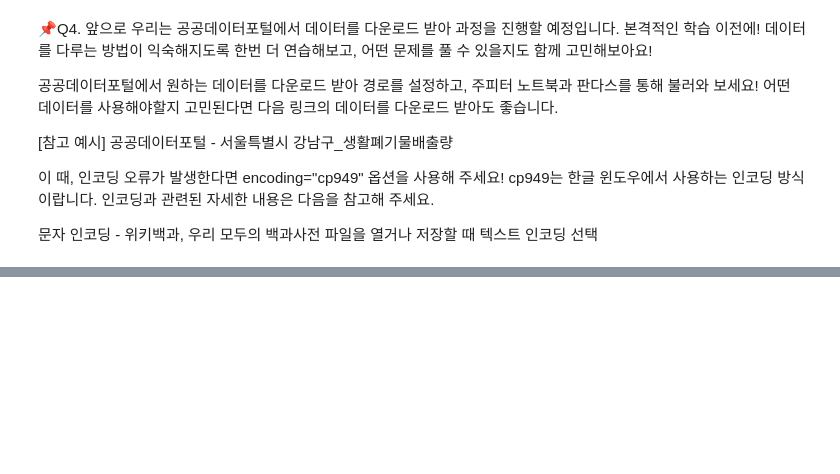
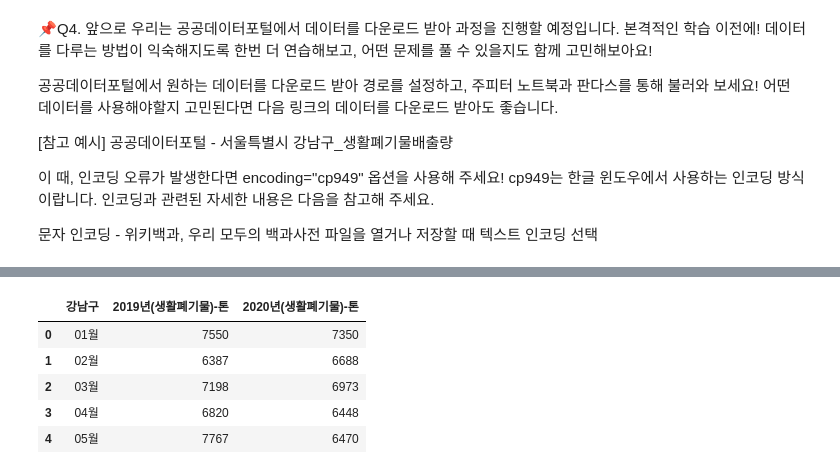
Before and after one commit to yk-Jeong/DS_study, a Jupyter notebook: 1주차_20221101_뿅뿅.ipynb, the cells around one changed output, grey strips where cells are left out. Saved outputs shown, nothing was run; the diff lists cells and outputs as text; code cells hidden in the pictures; blank space fills up the shorter version.

```diff
--- a/1주차_20221101_뿅뿅.ipynb
+++ b/1주차_20221101_뿅뿅.ipynb
@@ -129,3 +146,14 @@ cp949는 한글 윈도우에서 사용하는 인코딩 방식이랍니다. 인
 파일을 열거나 저장할 때 텍스트 인코딩 선택
 # %% [markdown]
 ![image.png](embedded-picture-1)
+# %%
+test = pd.read_csv('/content/서울특별시 강남구_생활폐기물배출량_20221019.csv', encoding="cp949")
+# %%
+test.head()
+# %% [output]
+|  | 강남구 | 2019년(생활폐기물)-톤 | 2020년(생활폐기물)-톤 |
+| 0 | 01월 | 7550 | 7350 |
+| 1 | 02월 | 6387 | 6688 |
+| 2 | 03월 | 7198 | 6973 |
+| 3 | 04월 | 6820 | 6448 |
+| 4 | 05월 | 7767 | 6470 |
```
Also changed, not shown: parts of 4 cells of this notebook.
